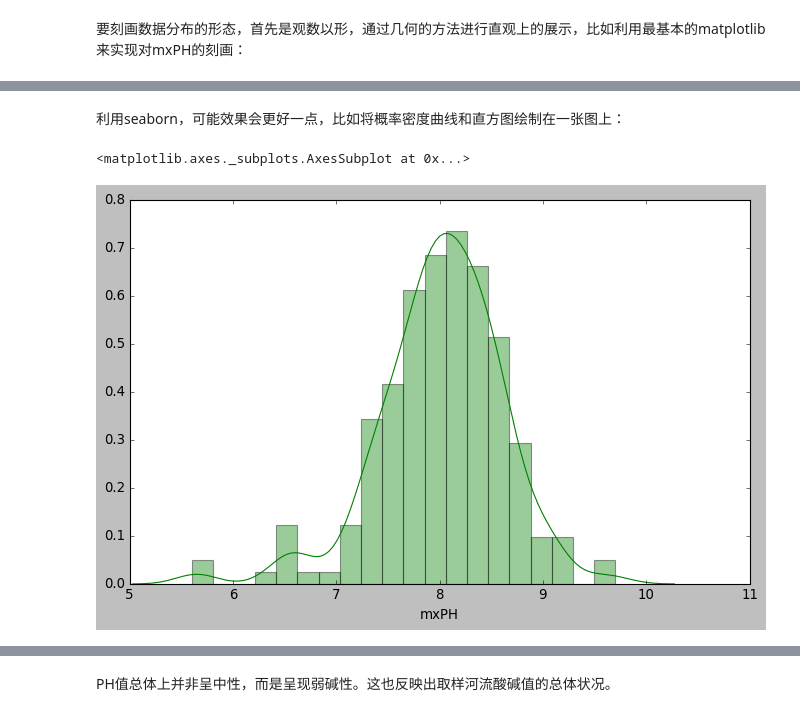
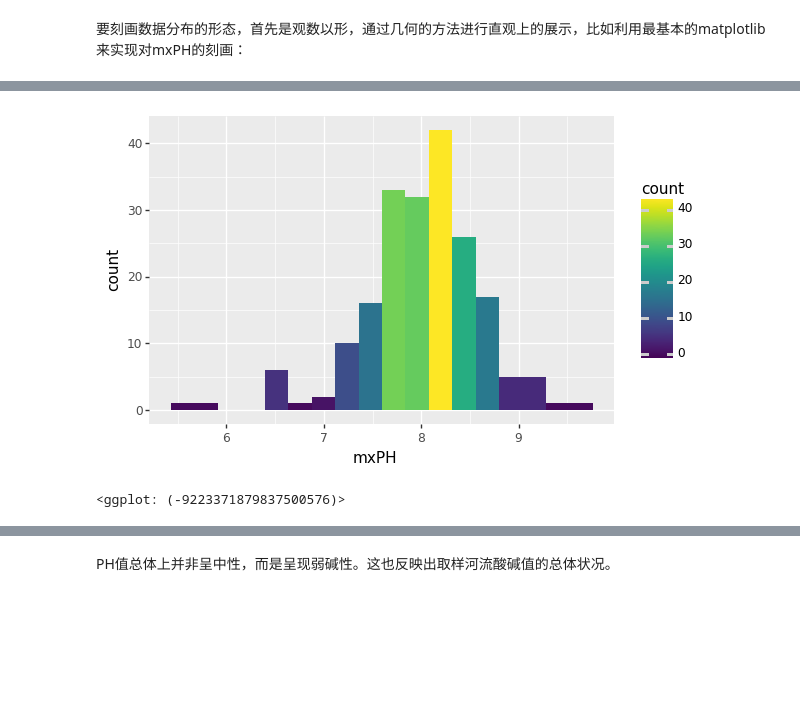
Before and after one commit to gaolizh/DataMiningExperiments, a Jupyter notebook: ch06_藻类数量预测.ipynb, the cells around one changed output, grey strips where cells are left out. Saved outputs shown, nothing was run; the diff lists cells and outputs as text; code cells hidden in the pictures; blank space fills up the shorter version.

```diff
--- a/ch06_藻类数量预测.ipynb
+++ b/ch06_藻类数量预测.ipynb
@@ -164,12 +162,0 @@ plt.rcdefaults()
-# %%
-import matplotlib.pyplot as plt
-figsize = favorable_figsize
-plt.style.use('classic')  # classic, grayscale,19
-Xy_train.mxPH.plot.hist(grid=True,
-                        bins=20,
-                        rwidth=0.9)
-plt.title('Histogram of mxPH')
-plt.xlabel('mxPH')
-plt.ylabel('Counts')
-plt.grid(axis='y', alpha=0.75)
-plt.show()
@@ -187,8 +163,8 @@ Xy_train.mxPH.hist(bins=20,
-# %% [markdown]
-利用seaborn，可能效果会更好一点，比如将概率密度曲线和直方图绘制在一张图上：
-# %%
-plt.figure(figsize=favorable_figsize)
-sns.distplot(Xy_train.mxPH,color="g", bins=20)
-# %% [output]
-<matplotlib.axes._subplots.AxesSubplot at 0x...>
-[figure, removed]
+# %%
+(
+    ggplot(Xy_train) +
+    geom_histogram(aes(x='mxPH', fill='stat(count)'))
+)
+# %% [output]
+[figure, added]
+<ggplot: (-9223371879837500576)>
```
Also changed, not shown: parts of 140 cells of this notebook.
